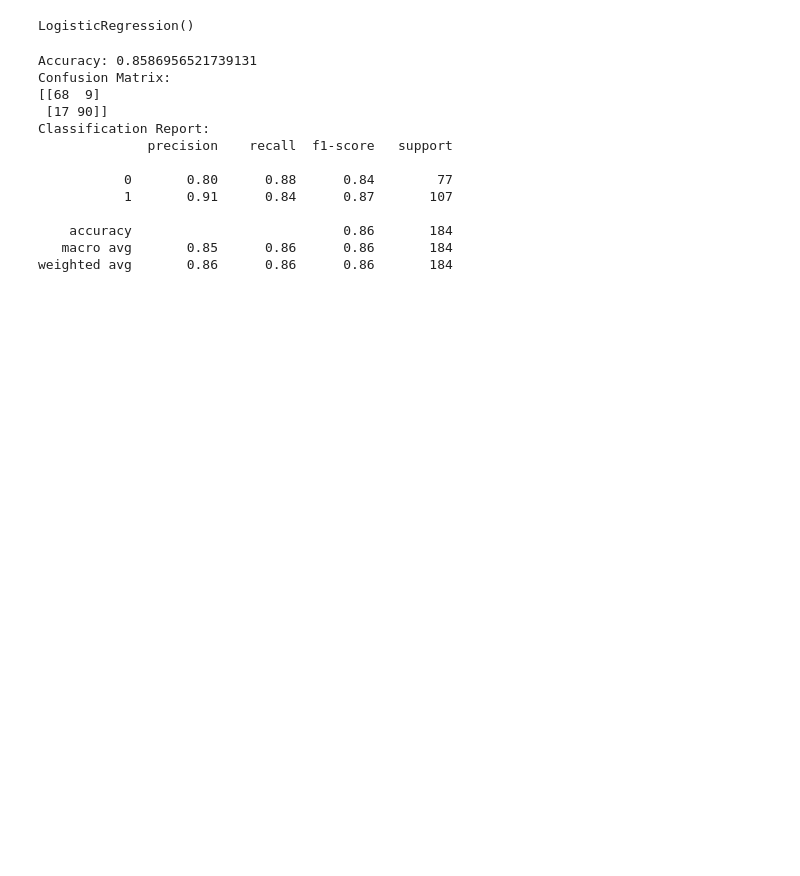
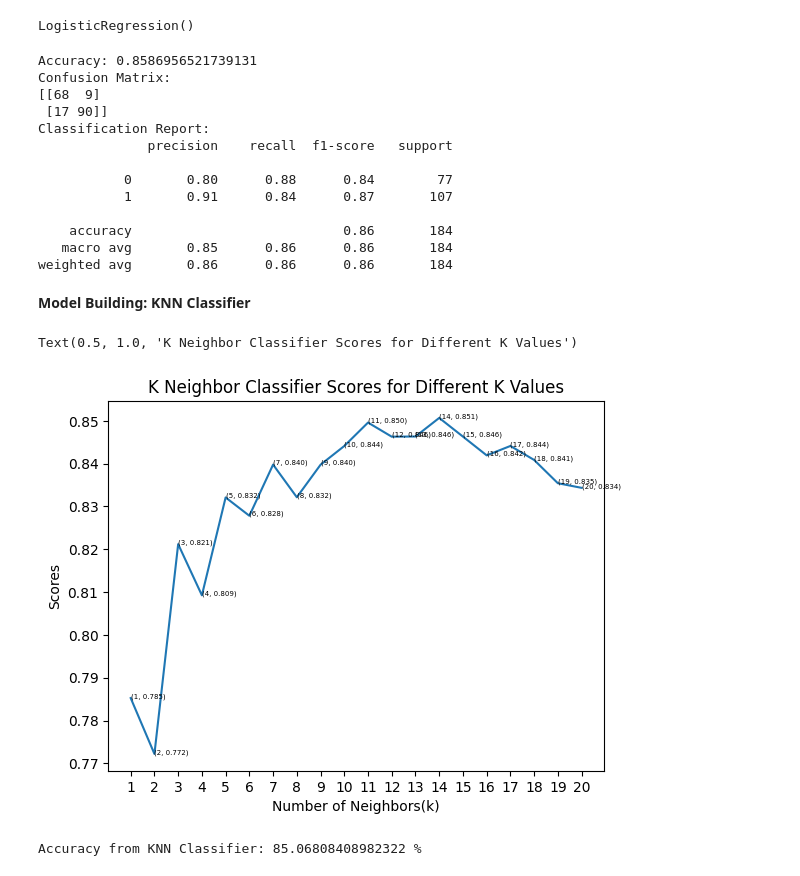
Before and after one commit to priyankabhatla/Customer_Segmentation_Retail, a Jupyter notebook: Heart_Disease_Prediction.ipynb, the cells around one changed output. Drawn from its saved outputs; the diff is of its cells as text; code cells hidden in the pictures; blank space fills up the shorter version.

Commit message:
Kaggle Notebook | Heart Disease Prediction Dataset | Version 2

```diff
--- a/Heart_Disease_Prediction.ipynb
+++ b/Heart_Disease_Prediction.ipynb
@@ -311,10 +317,5 @@ from sklearn.metrics import accuracy_score, confusion_matrix, classification_rep
 # %%
-# Features and target variable
-X = df_filtered[['Age', 'RestingBP', 'Cholesterol', 'FastingBS', 'MaxHR', 'Oldpeak',
-        'Sex_F', 'ChestPainType_ASY', 'ChestPainType_ATA', 'ChestPainType_NAP',
-        'RestingECG_LVH', 'RestingECG_Normal', 'RestingECG_ST',
-        'ExerciseAngina_N', 'ST_Slope_Down', 'ST_Slope_Flat']]
+X = df_filtered.drop(['HeartDisease'],axis=1)
 y = df_filtered['HeartDisease']
 
-# Split the dataset
 X_train, X_test, y_train, y_test = train_test_split(X, y, test_size=0.2, random_state=42)
@@ -355,3 +351,29 @@ Classification Report:
     accuracy                           0.86       184
    macro avg       0.85      0.86      0.86       184
 weighted avg       0.86      0.86      0.86       184
+# %% [markdown]
+**Model Building: KNN Classifier**
+# %%
+knn_scores=[]
+for k in range(1,21):
+    knn_classifier=KNeighborsClassifier(n_neighbors=k)
+    score=cross_val_score(knn_classifier,X,y,cv=10)
+    knn_scores.append(score.mean())
+# %%
+plt.plot([k for k in range(1,21)],knn_scores)
+for i in range(1,21):
+    plt.text(i,knn_scores[i-1], f'({i}, {knn_scores[i-1]:.3f})',fontsize=5)
+plt.xticks([i for i in range(1,21)])
+plt.xlabel('Number of Neighbors(k)')
+plt.ylabel('Scores')
+plt.title('K Neighbor Classifier Scores for Different K Values')
+# %% [output]
+Text(0.5, 1.0, 'K Neighbor Classifier Scores for Different K Values')
+[figure, added]
+# %%
+knn_classifier=KNeighborsClassifier(n_neighbors=14)
+score=cross_val_score(knn_classifier,X,y,cv=10)
+score.mean()
+print('Accuracy from KNN Classifier:',score.mean()*100,'%')
+# %% [output]
+Accuracy from KNN Classifier: 85.06808408982322 %
```
Also changed, not shown: parts of 33 cells of this notebook.
